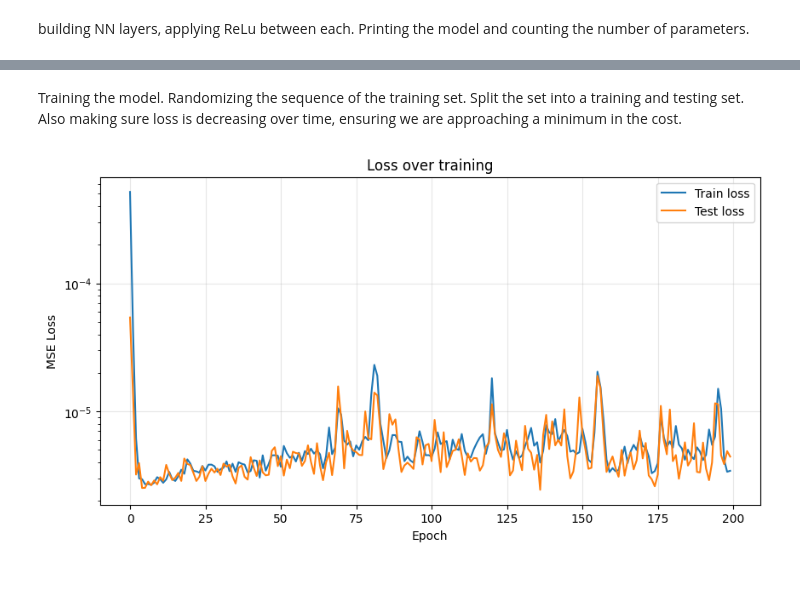
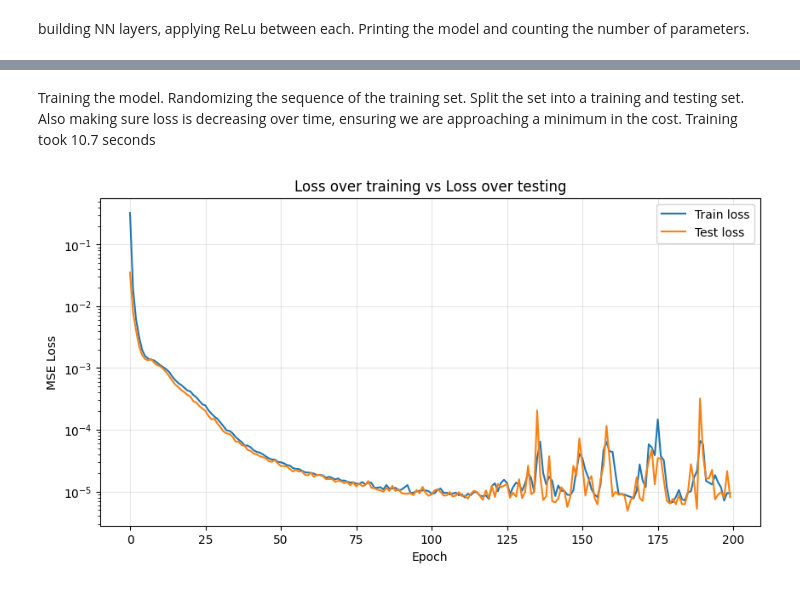
Before and after one commit to james-613/Simple-Mie-Theory-Neural-Network, a Jupyter notebook: simple_mie_theory_NN.ipynb, the cells around one changed output, grey strips where cells are left out. Saved outputs shown, nothing was run; the diff lists cells and outputs as text; code cells hidden in the pictures.

Commit message:
fix m bug in true_scattering, NN now matches PyMieScatt

```diff
--- a/simple_mie_theory_NN.ipynb
+++ b/simple_mie_theory_NN.ipynb
@@ -99,7 +101,7 @@ indices = np.random.choice(N_SAMPLES, 5, replace=False)
 
 # generate lables for each line
 for i in indices:
-    label = f"λ={inputs[i,0]:.0f}nm, d={inputs[i,1]:.0f}nm"
+    label = f"λ={inputs[i,0]:.10f}nm, d={inputs[i,1]:.10f}nm"
     plt.plot(outputs[i], label=label)
 
 plt.xlabel("Angle (degrees)")
@@ -107,6 +109,6 @@ plt.ylabel("Scattering intensity (SU)")
 plt.title("5 random training curves")
 plt.yscale('log')
 plt.legend(fontsize=9)
-plt.grid(True, alpha=0.3)
+plt.grid(True, alpha=1.0)
 plt.show()
 # %% [output]
@@ -153,11 +155,13 @@ Sample input (normalized): tensor([0.3745, 0.9507])
 Split the data into training and testing data, formatting the data so it's ready for training. Converting numpy arrays into Tensors.
 # %%
 model = nn.Sequential(
-    nn.Linear(2, 64),       # input layer: 2 features → 64 neurons
+    nn.Linear(2, 128),       # input layer: 2 features → 64 neurons
     nn.ReLU(),
-    nn.Linear(64, 128),     # hidden layer: 64 → 128
+    nn.Linear(128, 256),     # hidden layer: 64 → 128
     nn.ReLU(),
-    nn.Linear(128, 181)     # output layer: 128 → 181 (one per angle)
+    nn.Linear(256, 256),     # output layer: 128 → 181 (one per angle)
+    nn.ReLU(),
+    nn.Linear(256, 181),
 )
 
 print(model)
@@ -286,20 +291,20 @@ Epoch 180  Train Loss: 0.0000052222  Test Loss: 0.0000040915
 
 Training complete!
 # %% [markdown]
-Training the model. Randomizing the sequence of the training set. Split the set into a training and testing set. Also making sure loss is decreasing over time, ensuring we are approaching a minimum in the cost.
+Training the model. Randomizing the sequence of the training set. Split the set into a training and testing set. Also making sure loss is decreasing over time, ensuring we are approaching a minimum in the cost. Training took 10.7 seconds
 # %%
 plt.figure(figsize=(10, 5))
 plt.plot(train_losses, label='Train loss')
 plt.plot(test_losses, label='Test loss')
 plt.xlabel("Epoch")
 plt.ylabel("MSE Loss")
-plt.title("Loss over training")
+plt.title("Loss over training vs Loss over testing")
 plt.yscale('log')
 plt.legend()
 plt.grid(True, alpha=0.3)
 plt.show()
 # %% [output]
-[figure, old version]
+[figure, new version]
 # %%
 with torch.no_grad():
     test_pred = model(X_test)
```
Also changed, not shown: parts of 12 cells of this notebook.
